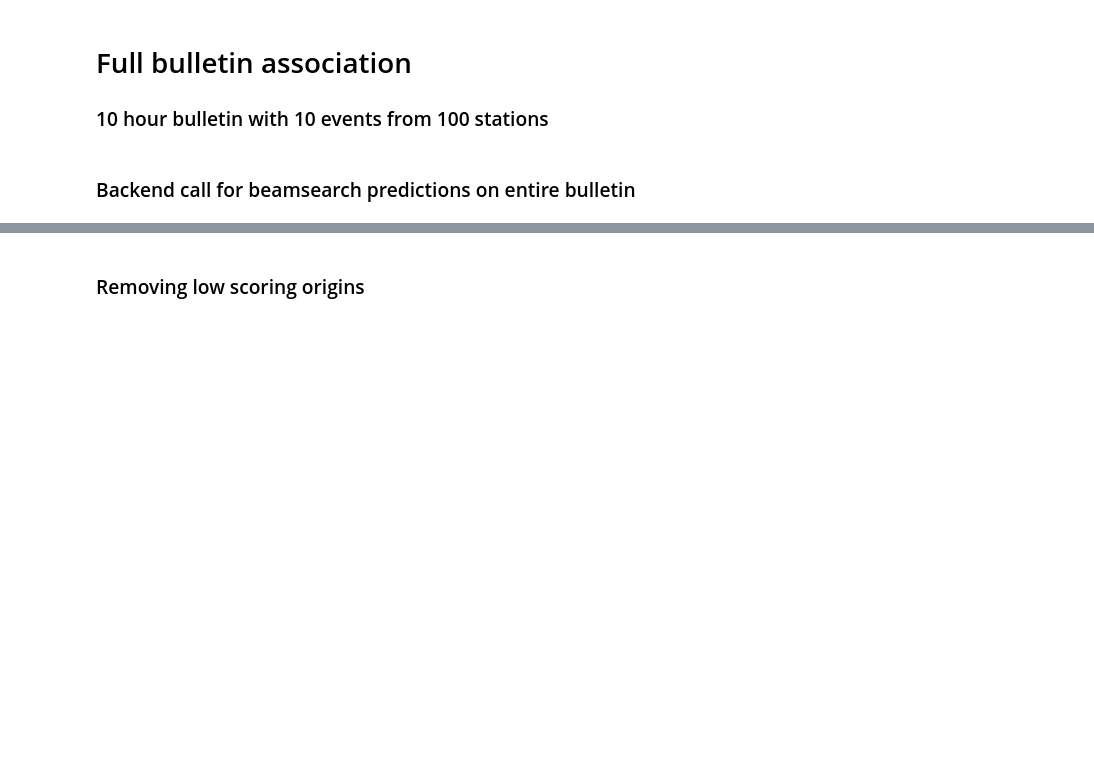
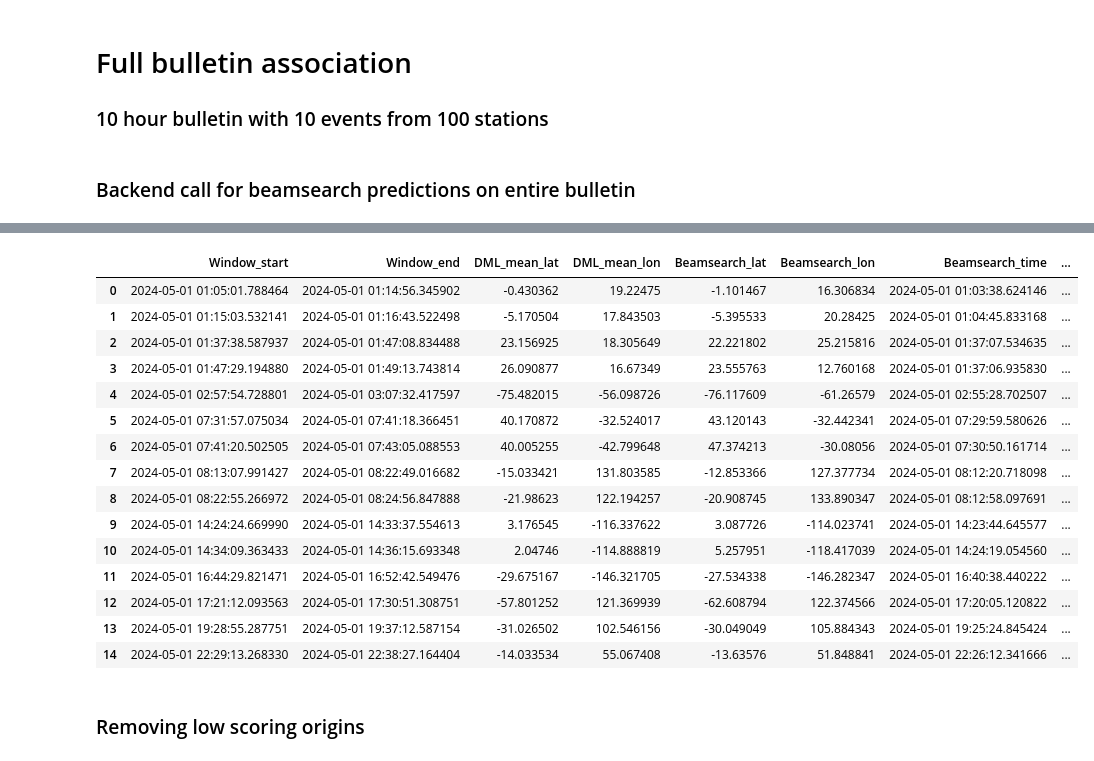
Before and after one commit to gtcanalytics/randl_client, a Jupyter notebook: Randl_Client_Example_Notebook.ipynb, the cells around one changed output, grey strips where cells are left out. Cells and saved outputs as stored; diff of their text form; code cells hidden in the pictures; blank space fills up the shorter version.

```diff
--- a/Randl_Client_Example_Notebook.ipynb
+++ b/Randl_Client_Example_Notebook.ipynb
@@ -332,3 +328,22 @@ origins = randl.associate_bulletin(bulletin, exclude_associated_phases=True, tra
+# %%
+origins
+# %% [output]
+|  | Window_start | Window_end | DML_mean_lat | DML_mean_lon | Beamsearch_lat | Beamsearch_lon | Beamsearch_time | ... |
+| 0 | 2024-05-01 01:05:01.788464 | 2024-05-01 01:14:56.345902 | -0.430362 | 19.22475 | -1.101467 | 16.306834 | 2024-05-01 01:03:38.624146 | ... |
+| 1 | 2024-05-01 01:15:03.532141 | 2024-05-01 01:16:43.522498 | -5.170504 | 17.843503 | -5.395533 | 20.28425 | 2024-05-01 01:04:45.833168 | ... |
+| 2 | 2024-05-01 01:37:38.587937 | 2024-05-01 01:47:08.834488 | 23.156925 | 18.305649 | 22.221802 | 25.215816 | 2024-05-01 01:37:07.534635 | ... |
+| 3 | 2024-05-01 01:47:29.194880 | 2024-05-01 01:49:13.743814 | 26.090877 | 16.67349 | 23.555763 | 12.760168 | 2024-05-01 01:37:06.935830 | ... |
+| 4 | 2024-05-01 02:57:54.728801 | 2024-05-01 03:07:32.417597 | -75.482015 | -56.098726 | -76.117609 | -61.26579 | 2024-05-01 02:55:28.702507 | ... |
+| 5 | 2024-05-01 07:31:57.075034 | 2024-05-01 07:41:18.366451 | 40.170872 | -32.524017 | 43.120143 | -32.442341 | 2024-05-01 07:29:59.580626 | ... |
+| 6 | 2024-05-01 07:41:20.502505 | 2024-05-01 07:43:05.088553 | 40.005255 | -42.799648 | 47.374213 | -30.08056 | 2024-05-01 07:30:50.161714 | ... |
+| 7 | 2024-05-01 08:13:07.991427 | 2024-05-01 08:22:49.016682 | -15.033421 | 131.803585 | -12.853366 | 127.377734 | 2024-05-01 08:12:20.718098 | ... |
+| 8 | 2024-05-01 08:22:55.266972 | 2024-05-01 08:24:56.847888 | -21.98623 | 122.194257 | -20.908745 | 133.890347 | 2024-05-01 08:12:58.097691 | ... |
+| 9 | 2024-05-01 14:24:24.669990 | 2024-05-01 14:33:37.554613 | 3.176545 | -116.337622 | 3.087726 | -114.023741 | 2024-05-01 14:23:44.645577 | ... |
+| 10 | 2024-05-01 14:34:09.363433 | 2024-05-01 14:36:15.693348 | 2.04746 | -114.888819 | 5.257951 | -118.417039 | 2024-05-01 14:24:19.054560 | ... |
+| 11 | 2024-05-01 16:44:29.821471 | 2024-05-01 16:52:42.549476 | -29.675167 | -146.321705 | -27.534338 | -146.282347 | 2024-05-01 16:40:38.440222 | ... |
+| 12 | 2024-05-01 17:21:12.093563 | 2024-05-01 17:30:51.308751 | -57.801252 | 121.369939 | -62.608794 | 122.374566 | 2024-05-01 17:20:05.120822 | ... |
+| 13 | 2024-05-01 19:28:55.287751 | 2024-05-01 19:37:12.587154 | -31.026502 | 102.546156 | -30.049049 | 105.884343 | 2024-05-01 19:25:24.845424 | ... |
+| 14 | 2024-05-01 22:29:13.268330 | 2024-05-01 22:38:27.164404 | -14.033534 | 55.067408 | -13.63576 | 51.848841 | 2024-05-01 22:26:12.341666 | ... |
 # %% [markdown]
 ### Removing low scoring origins
 # %%
```
Also changed, not shown: parts of 15 cells of this notebook.
